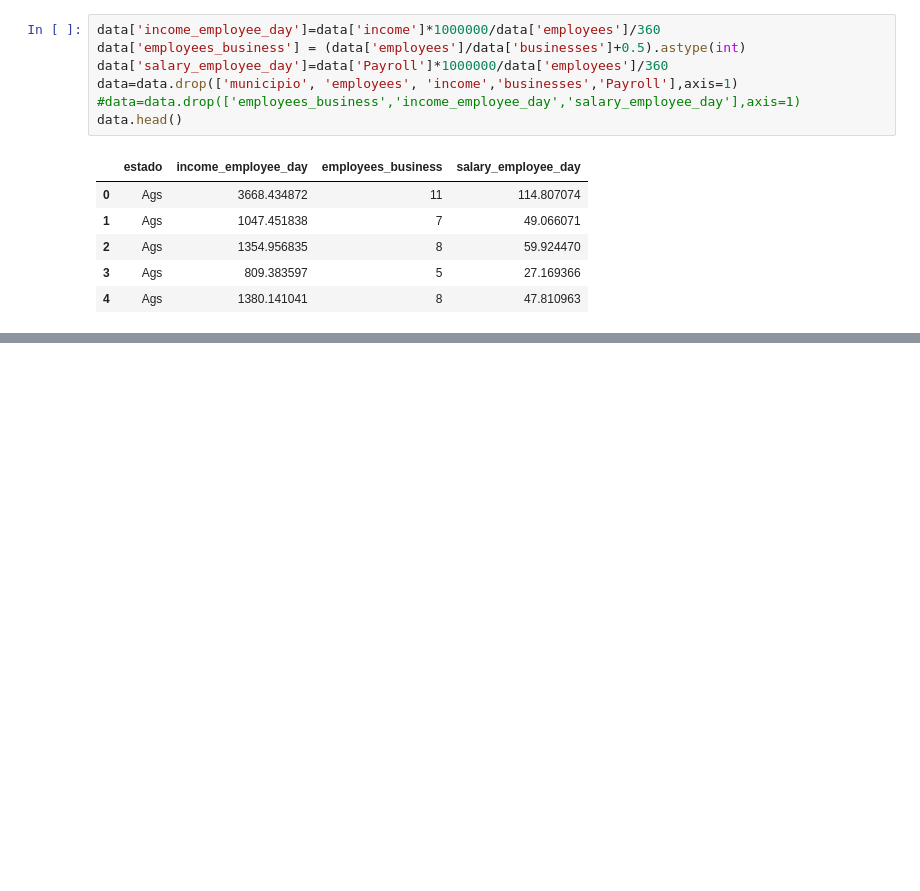
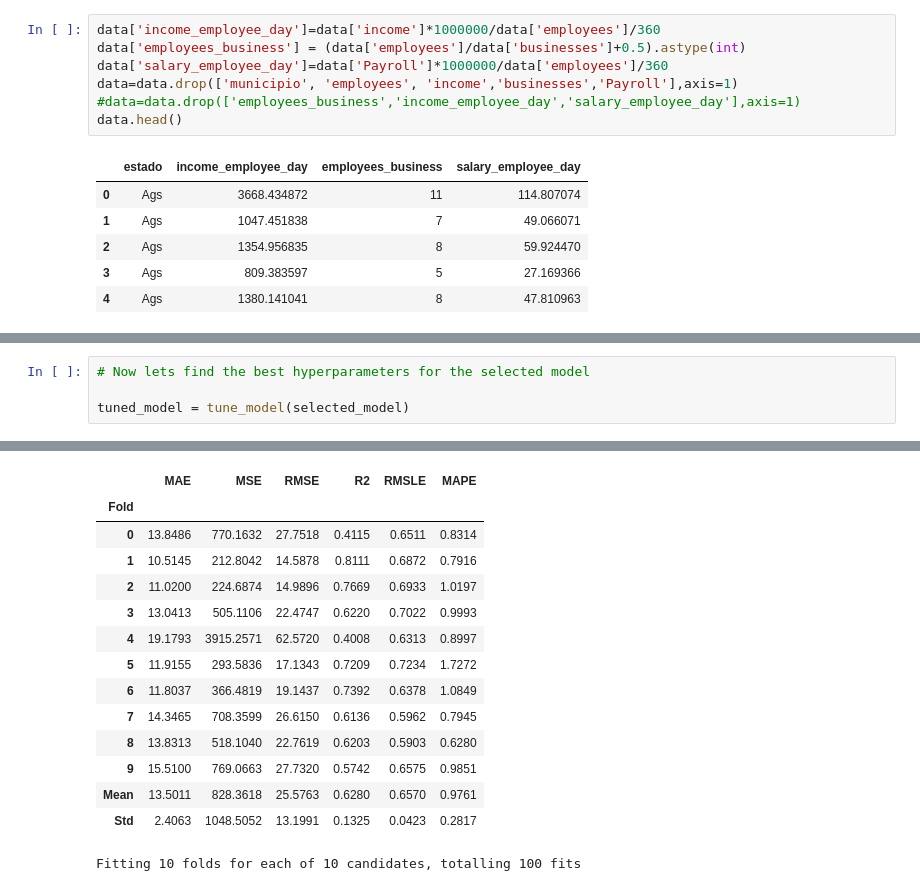
Before and after one commit to di-factory/democlient-sklearn-mxretailsalary1, a Jupyter notebook: notebooks/user_name.MLProfiling.Correlation.ipynb, the cells around one changed output, grey strips where cells are left out. Cells and saved outputs as stored; diff of their text form; blank space fills up the shorter version.

```diff
--- a/notebooks/user_name.MLProfiling.Correlation.ipynb
+++ b/notebooks/user_name.MLProfiling.Correlation.ipynb
@@ -159,0 +230,5 @@ best_model=compare_models()
+# %%
+# Now lets find the best hyperparameters for the selected model
+
+tuned_model = tune_model(selected_model)
+# %% [output]
@@ -159,0 +236,15 @@ best_model=compare_models()
+|  | MAE | MSE | RMSE | R2 | RMSLE | MAPE |
+| Fold |  |  |  |  |  |  |
+| 0 | 13.8486 | 770.1632 | 27.7518 | 0.4115 | 0.6511 | 0.8314 |
+| 1 | 10.5145 | 212.8042 | 14.5878 | 0.8111 | 0.6872 | 0.7916 |
+| 2 | 11.0200 | 224.6874 | 14.9896 | 0.7669 | 0.6933 | 1.0197 |
+| 3 | 13.0413 | 505.1106 | 22.4747 | 0.6220 | 0.7022 | 0.9993 |
+| 4 | 19.1793 | 3915.2571 | 62.5720 | 0.4008 | 0.6313 | 0.8997 |
+| 5 | 11.9155 | 293.5836 | 17.1343 | 0.7209 | 0.7234 | 1.7272 |
+| 6 | 11.8037 | 366.4819 | 19.1437 | 0.7392 | 0.6378 | 1.0849 |
+| 7 | 14.3465 | 708.3599 | 26.6150 | 0.6136 | 0.5962 | 0.7945 |
+| 8 | 13.8313 | 518.1040 | 22.7619 | 0.6203 | 0.5903 | 0.6280 |
+| 9 | 15.5100 | 769.0663 | 27.7320 | 0.5742 | 0.6575 | 0.9851 |
+| Mean | 13.5011 | 828.3618 | 25.5763 | 0.6280 | 0.6570 | 0.9761 |
+| Std | 2.4063 | 1048.5052 | 13.1991 | 0.1325 | 0.0423 | 0.2817 |
+Fitting 10 folds for each of 10 candidates, totalling 100 fits
```
Also changed, not shown: parts of 11 cells of this notebook, 7 other files.
